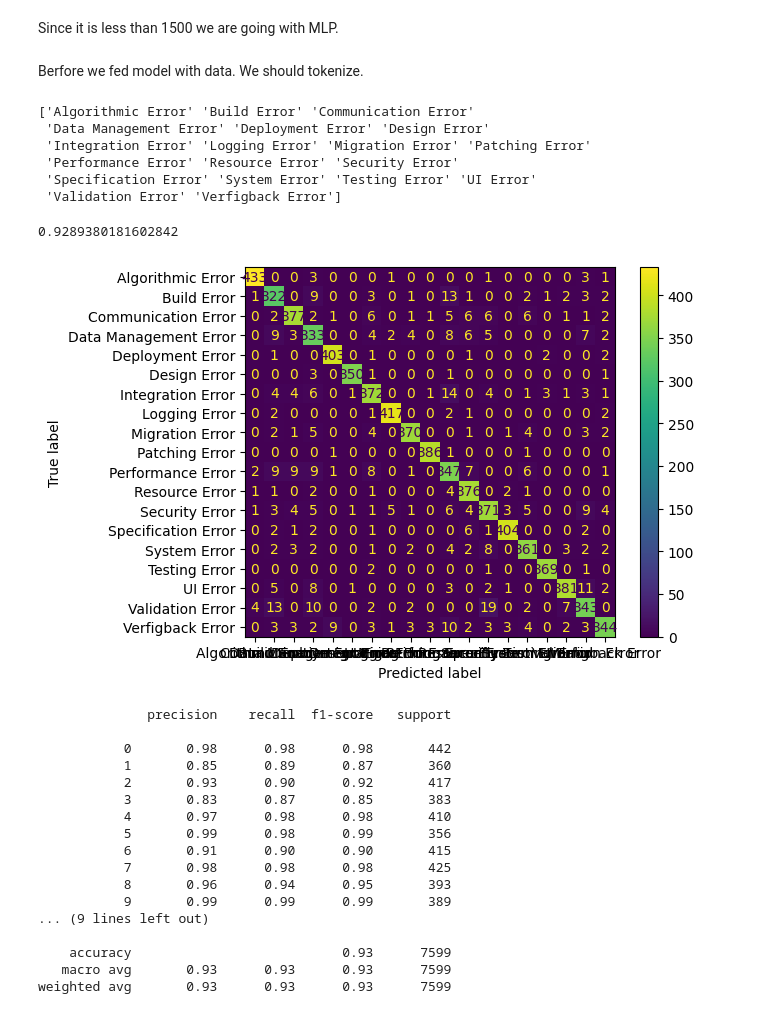
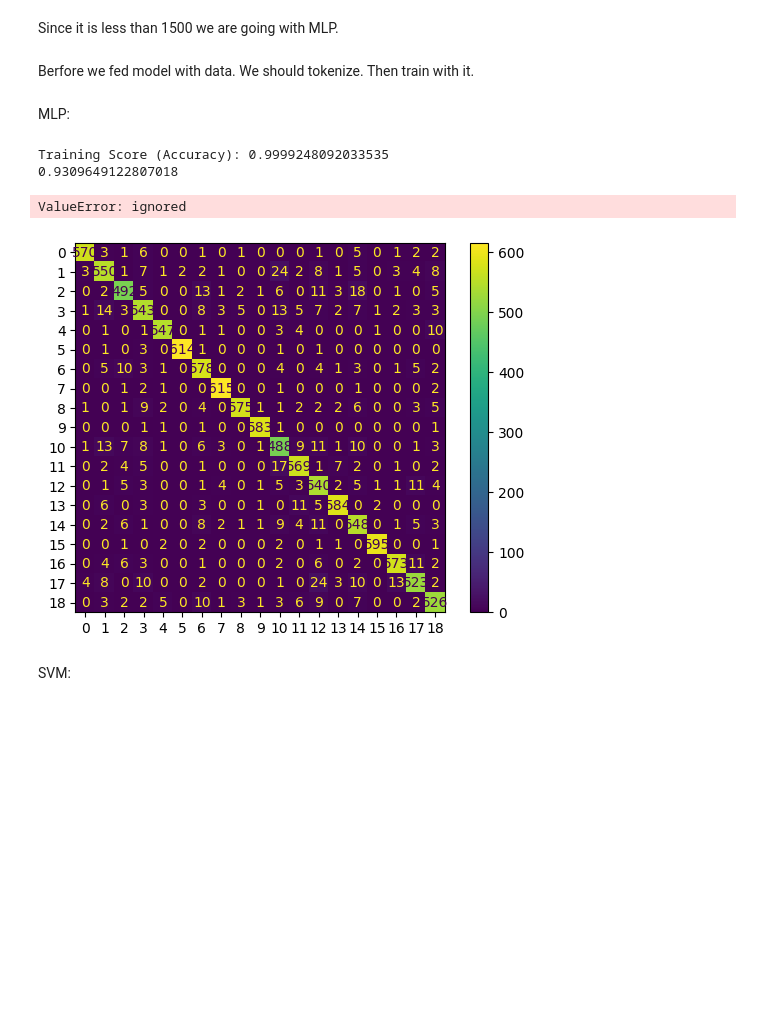
Before and after one commit to mcany-pia/defect-categorization, a Jupyter notebook: Defects.ipynb, the cells around one changed output. Drawn from its saved outputs; the diff is of its cells as text; code cells hidden in the pictures; blank space fills up the shorter version.

```diff
--- a/Defects.ipynb
+++ b/Defects.ipynb
@@ -24,14 +28,18 @@ Initially used numpy for reading csv but it gave error at line 38 because there
 tdf = pd.read_csv("CompleteDataset.csv", sep="|")
 # test data
 #vdf = pd.read_csv('defects.csv')
-tdf = tdf.sample(frac = 1, random_state=1).reset_index()
+vdf = vdf.sample(frac = 1, random_state=2).reset_index()
 #print(tdf.head)
+#Shuffling and splitting the dataset into 70% training and 30% testing
+tdf, vdf = train_test_split(tdf, test_size=0.3, random_state=42, shuffle=True)
 
-vdf = tdf.iloc[30400:]
-tdf = tdf.iloc[:30400]
+#tdf = vdf.iloc[:700]
+#vdf = vdf.iloc[700:]
 
+
+
+print(vdf.head)
 print(tdf.head)
-print(vdf.head)
 
 # Vectorization parameters
 # Range (inclusive) of n-gram sizes for tokenizing text.
@@ -113,4 +121,4 @@ def ngram_vectorize(train_texts, train_labels, val_texts):
     x_val = selector.transform(x_val).astype('float32')
     return x_train, x_val
 # %% [markdown]
-Berfore we fed model with data. We should tokenize.
+Berfore we fed model with data. We should tokenize. Then train with it.
@@ -117,64 +139,33 @@ Berfore we fed model with data. We should tokenize.
+# %% [markdown]
+MLP:
 # %%
-# Define train_texts, train_labels, val_texts, and val_labels earlier
-train_texts = tdf['summary']
-train_labels = tdf['super']
-val_texts = vdf['summary']
-val_labels = vdf['super']
-# Initialize a label encoder
-label_encoder = LabelEncoder()
-
-# Fit the encoder on the training labels and transform both train and validation labels
-
-y_train_encoded = label_encoder.fit_transform(train_labels)
-y_val_encoded = label_encoder.transform(val_labels)
-unique_classes = label_encoder.classes_
-
-print(unique_classes)
-
-# Vectorize the texts using the function
-x_train, x_val = ngram_vectorize(train_texts, train_labels, val_texts)
 
 # Initialize the MLP classifier
 mlp_clf = MLPClassifier(hidden_layer_sizes=(128, 64), max_iter=100, activation='relu', solver='adam', random_state=42)
 
 # Train the model
 mlp_clf.fit(x_train, y_train_encoded)
 
 # Predict on the validation set
 y_val_pred_mlp = mlp_clf.predict(x_val)
 
 # Calculate the accuracy
+training_score = mlp_clf.score(x_train, y_train_encoded)
+print("Training Score (Accuracy):", training_score)
+
+
 accuracy_mlp = accuracy_score(y_val_encoded, y_val_pred_mlp, normalize=True)
 print(accuracy_mlp)
 cm = confusion_matrix(y_val_encoded, y_val_pred_mlp)
 fig = ConfusionMatrixDisplay(confusion_matrix=cm, display_labels=unique_classes)
 fig.plot()
 plt.show()
 
 print(classification_report(y_val_encoded, y_val_pred_mlp))
 # %% [output]
-['Algorithmic Error' 'Build Error' 'Communication Error'
- 'Data Management Error' 'Deployment Error' 'Design Error'
- 'Integration Error' 'Logging Error' 'Migration Error' 'Patching Error'
- 'Performance Error' 'Resource Error' 'Security Error'
- 'Specification Error' 'System Error' 'Testing Error' 'UI Error'
- 'Validation Error' 'Verfigback Error']
+Training Score (Accuracy): 0.9999248092033535
+0.9309649122807018
-0.9289380181602842
+ValueError: ignored
-[figure, old version]
+[figure, new version]
-              precision    recall  f1-score   support
-
-           0       0.98      0.98      0.98       442
-           1       0.85      0.89      0.87       360
-           2       0.93      0.90      0.92       417
-           3       0.83      0.87      0.85       383
-           4       0.97      0.98      0.98       410
-           5       0.99      0.98      0.99       356
-           6       0.91      0.90      0.90       415
-           7       0.98      0.98      0.98       425
-           8       0.96      0.94      0.95       393
-           9       0.99      0.99      0.99       389
-... (9 lines left out)
-
-    accuracy                           0.93      7599
-   macro avg       0.93      0.93      0.93      7599
-weighted avg       0.93      0.93      0.93      7599
+# %% [markdown]
+SVM:
```
Also changed, not shown: parts of 6 cells of this notebook.
